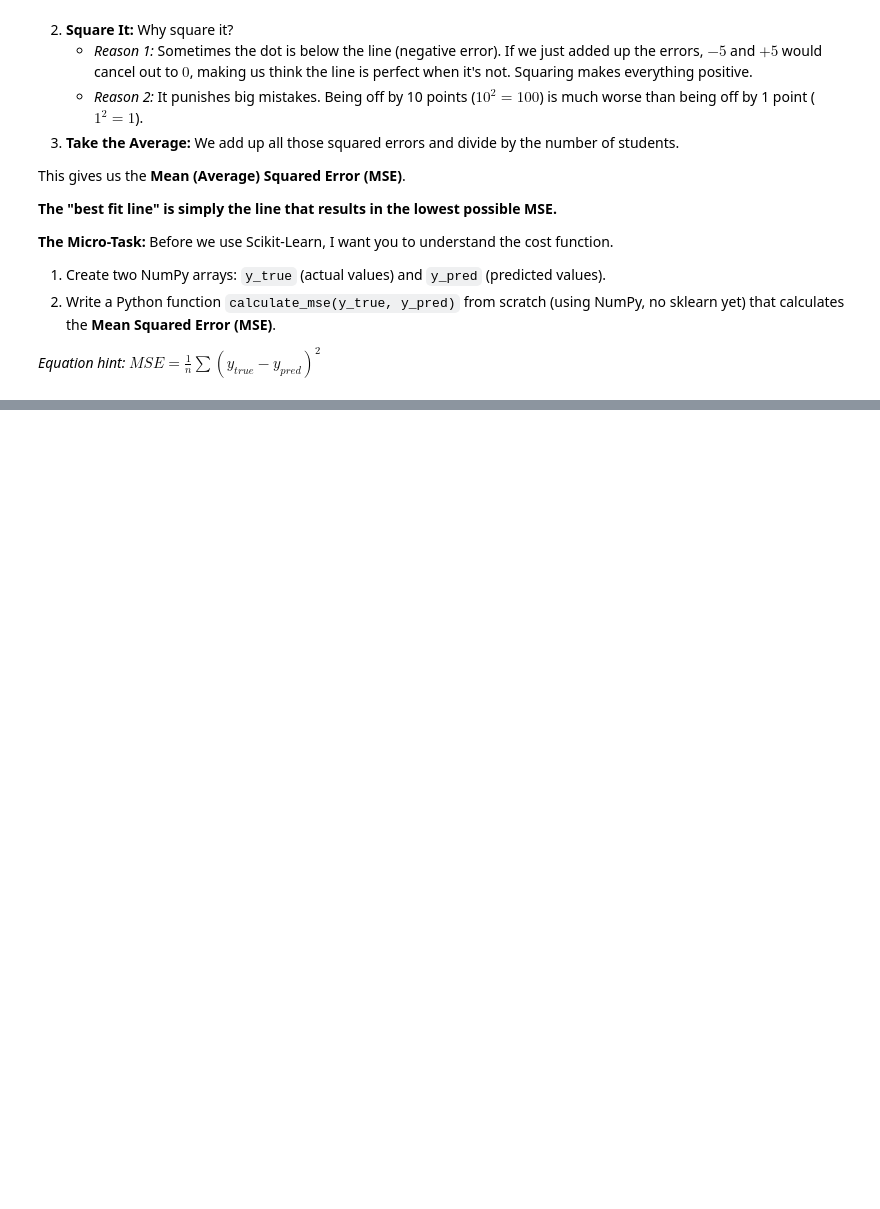
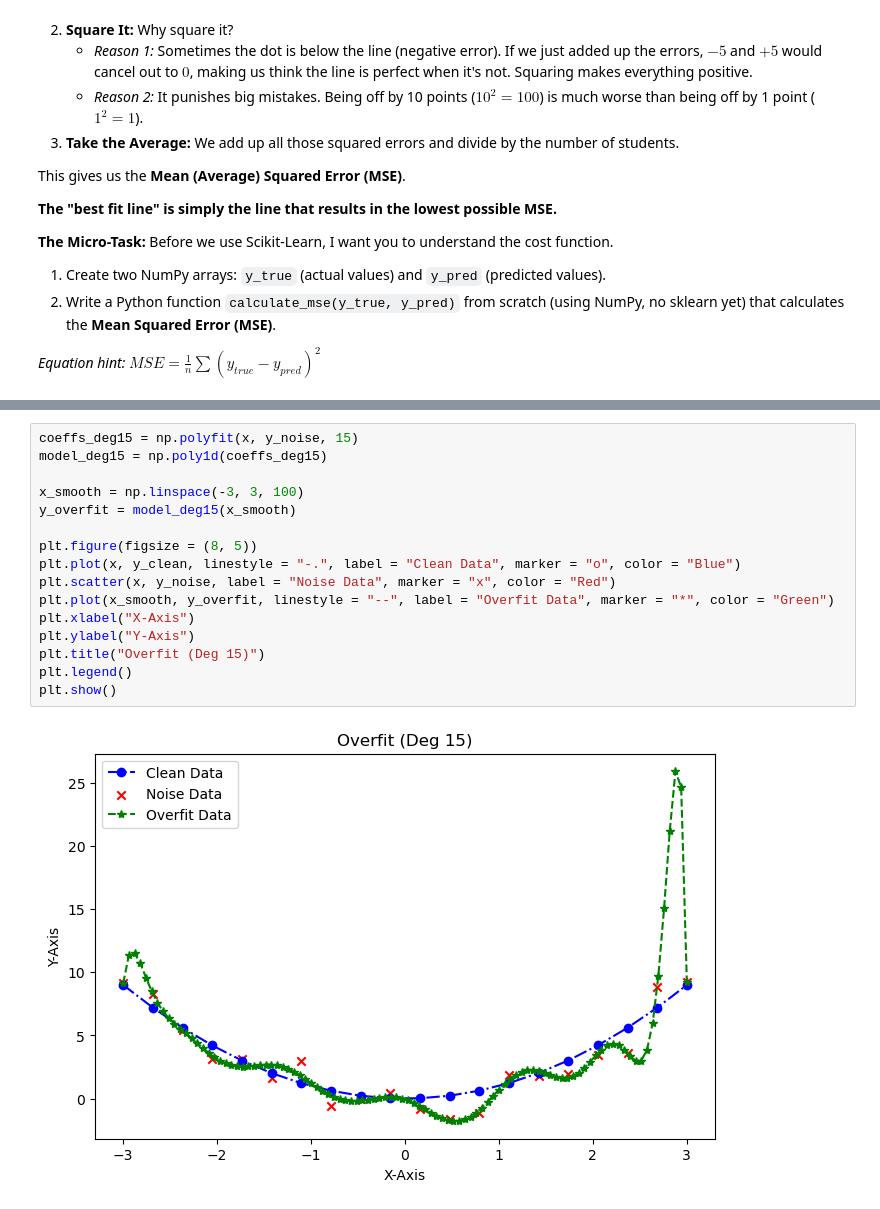
Before and after one commit to Ujwal-Ramachandran/AI-ML-from-Scratch, a Jupyter notebook: Foundation - Linear/M1 - L2 - Classical ML.ipynb, the cells around one changed output, grey strips where cells are left out. Drawn from its saved outputs; the diff is of its cells as text; blank space fills up the shorter version.

```diff
--- a/Foundation - Linear/M1 - L2 - Classical ML.ipynb
+++ b/Foundation - Linear/M1 - L2 - Classical ML.ipynb
@@ -114,0 +410,18 @@ I want you to write a function that performs **one single step** of Gradient Des
+# %%
+coeffs_deg15 = np.polyfit(x, y_noise, 15)
+model_deg15 = np.poly1d(coeffs_deg15)
+
+x_smooth = np.linspace(-3, 3, 100)
+y_overfit = model_deg15(x_smooth)
+
+plt.figure(figsize = (8, 5))
+plt.plot(x, y_clean, linestyle = "-.", label = "Clean Data", marker = "o", color = "Blue")
+plt.scatter(x, y_noise, label = "Noise Data", marker = "x", color = "Red")
+plt.plot(x_smooth, y_overfit, linestyle = "--", label = "Overfit Data", marker = "*", color = "Green")
+plt.xlabel("X-Axis")
+plt.ylabel("Y-Axis")
+plt.title("Overfit (Deg 15)")
+plt.legend()
+plt.show()
+# %% [output]
+[figure, added]
```
Also changed, not shown: parts of 30 cells of this notebook.
